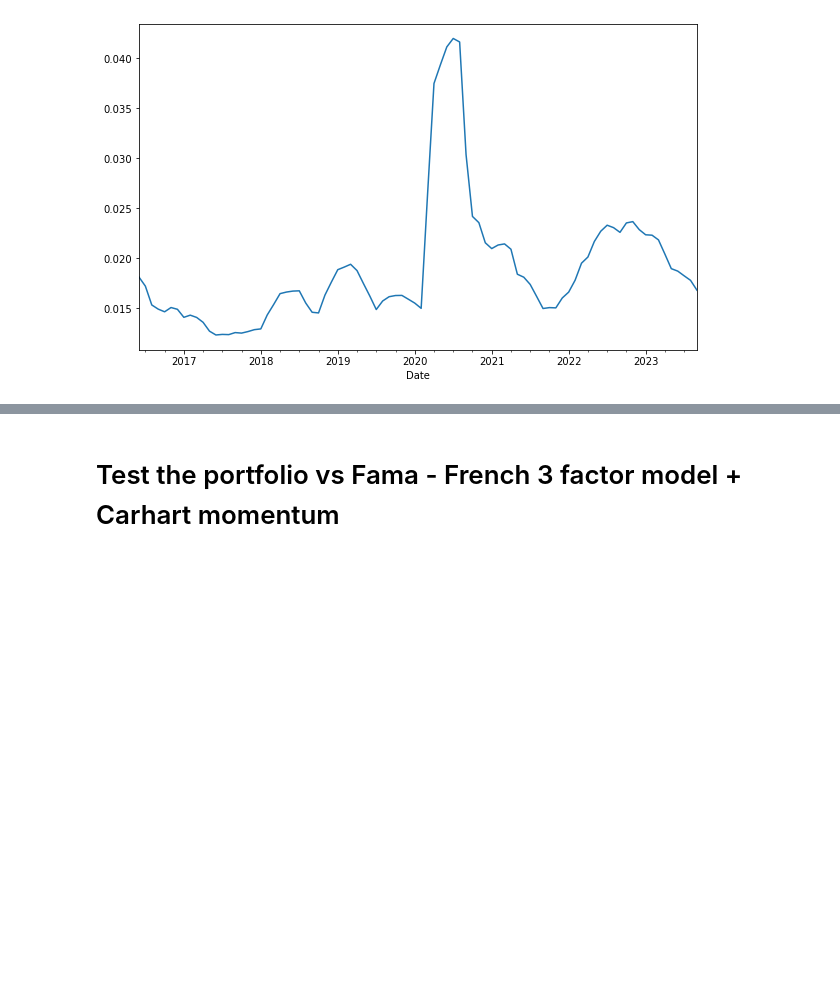
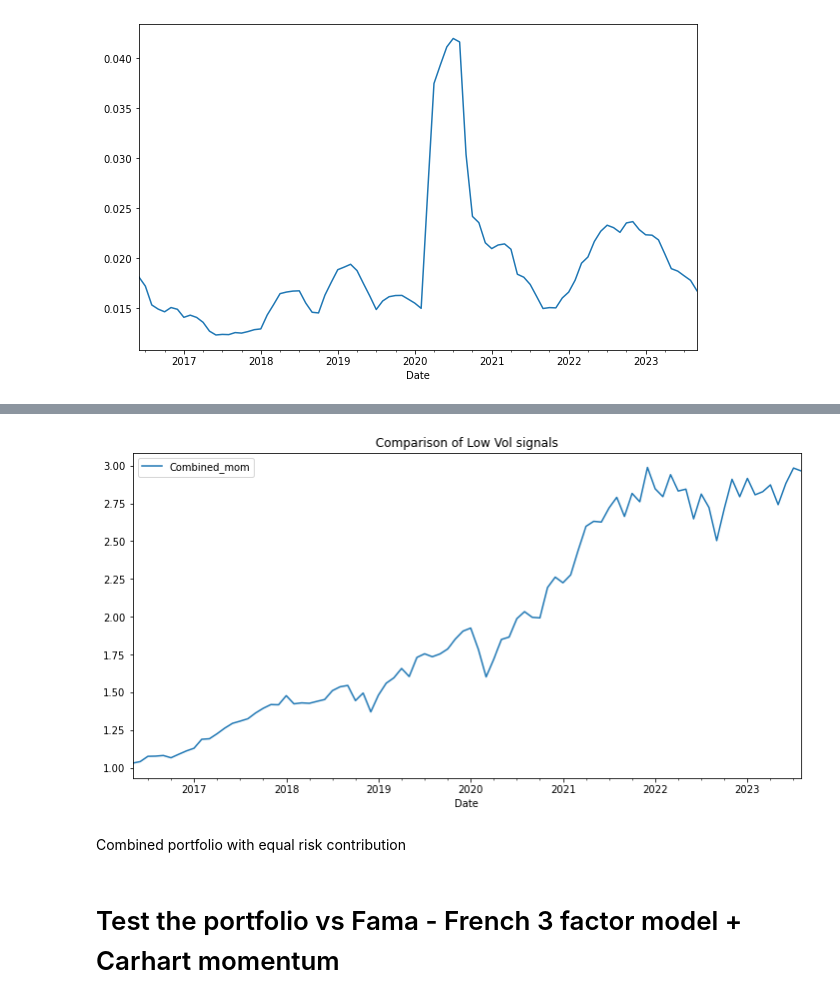
Before and after one commit to sgrillin/Low_Vol_systematic_strategy, a Jupyter notebook: Low-Vol Trading Strategy.ipynb, the cells around one changed output, grey strips where cells are left out. Cells and saved outputs as stored; diff of their text form; code cells hidden in the pictures; blank space fills up the shorter version.

Commit message:
Added combined portoflio

```diff
--- a/Low-Vol Trading Strategy.ipynb
+++ b/Low-Vol Trading Strategy.ipynb
@@ -409,0 +415,4 @@ round(erk.summary_stats(low_vol_signals.dropna(), riskfree_rate=0.04, periods_pe
+# %%
+combined_signals = pd.DataFrame(low_vol_signals.mean(axis=1))
+combined_signals.rename(columns = {0: 'Combined_mom'}, inplace = True)
+combined_signals.head()
@@ -409,0 +427,4 @@ round(erk.summary_stats(low_vol_signals.dropna(), riskfree_rate=0.04, periods_pe
+# %%
+(1+combined_signals).cumprod().plot(figsize=(12,6), title="Comparison of Low Vol signals")
+round(erk.summary_stats(combined_signals.dropna(), riskfree_rate=0.04, periods_per_year=12), 3)
+# %% [output]
@@ -410,3 +433,6 @@ round(erk.summary_stats(low_vol_signals.dropna(), riskfree_rate=0.04, periods_pe
+[figure, added]
+# %% [markdown]
+Combined portfolio with equal risk contribution
 # %% [markdown]
 # Test the portfolio vs Fama - French 3 factor model + Carhart momentum
 # %%
```
Also changed, not shown: parts of 20 cells of this notebook.
